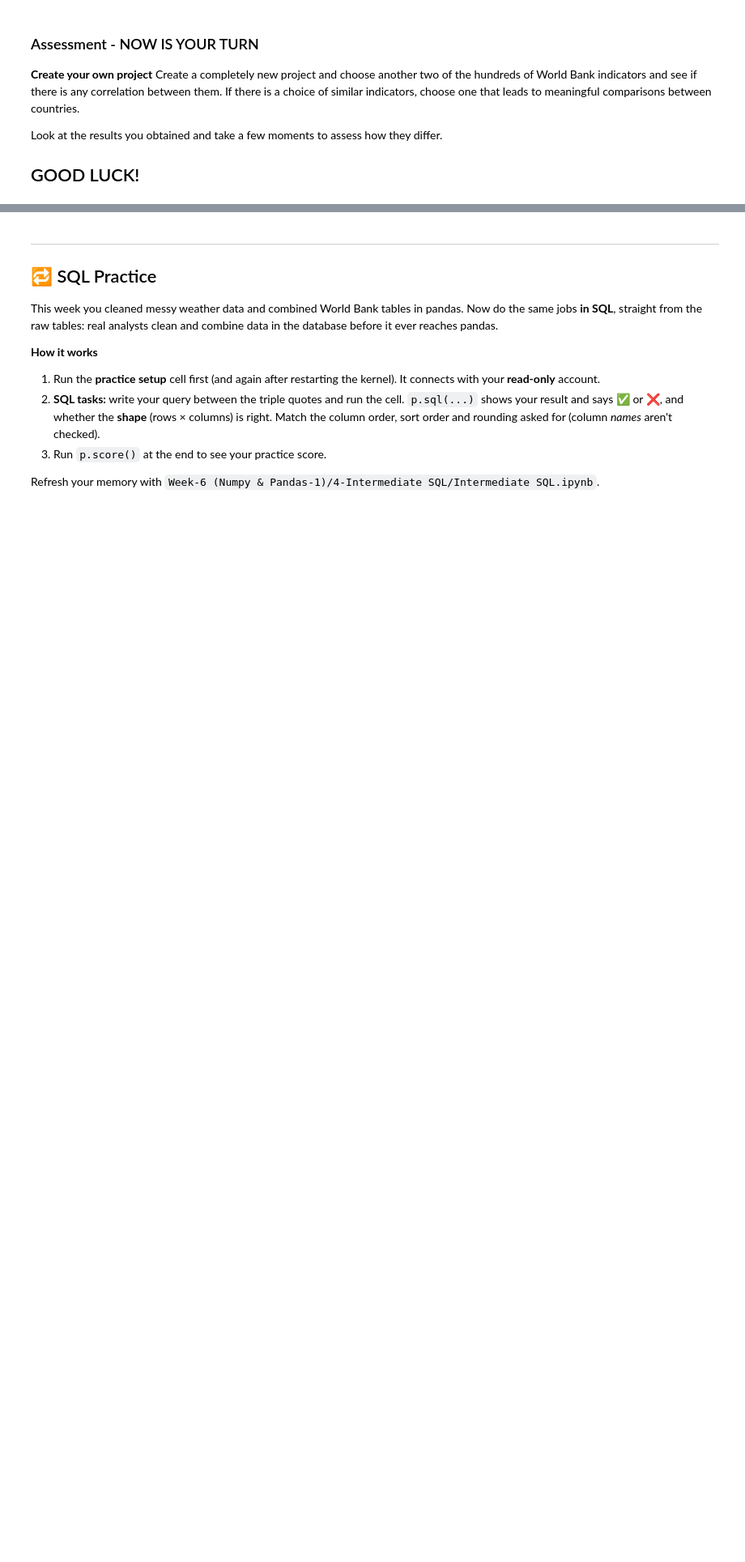
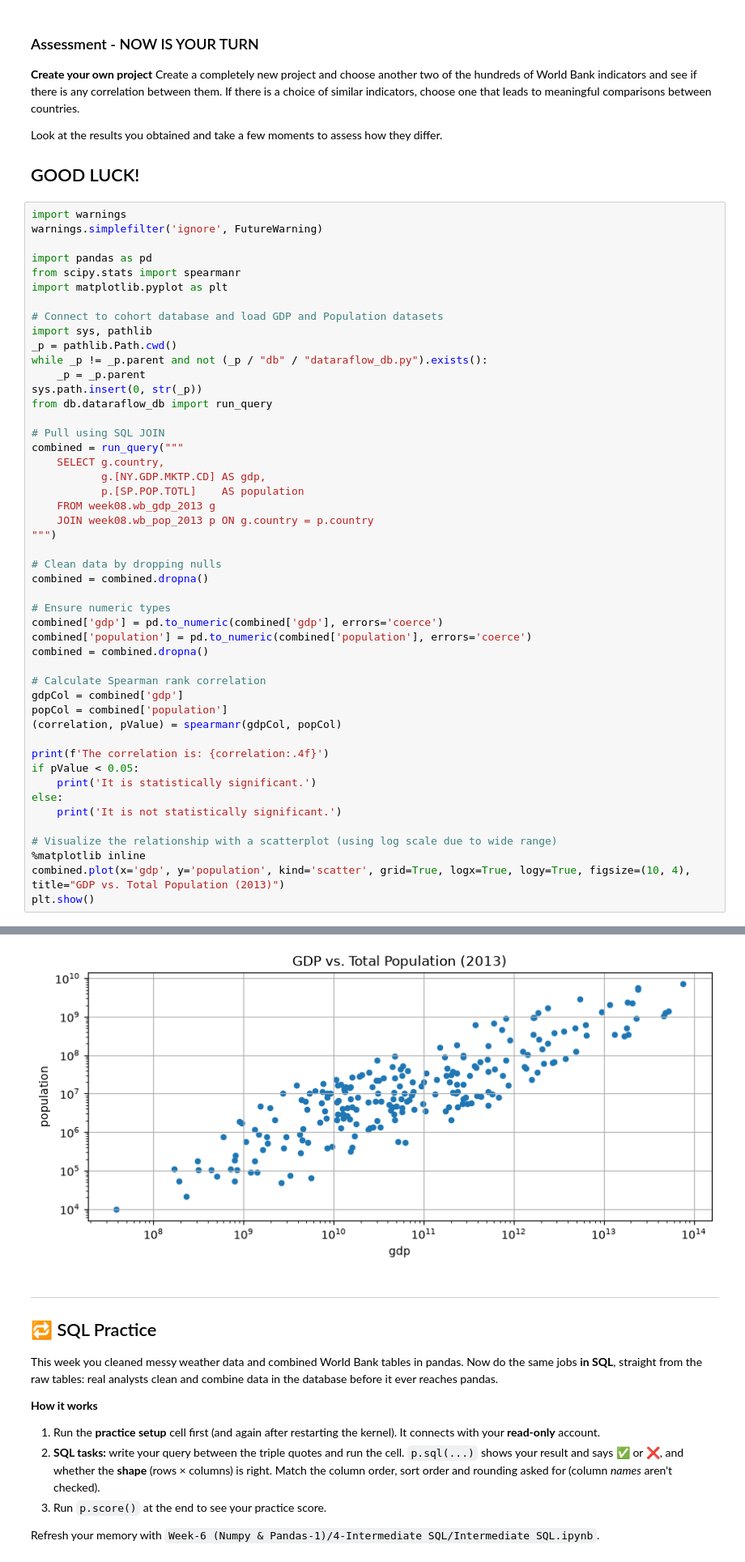
Before and after one commit to Fawsiyyah/dataraflow-tasks, a Jupyter notebook: Week-6/Take Home (2).ipynb, the cells around one changed output, grey strips where cells are left out. Shown at 81% size. Saved outputs shown, nothing was run; the diff lists cells and outputs as text; blank space fills up the shorter version.

```diff
--- a/Week-6/Take Home (2).ipynb
+++ b/Week-6/Take Home (2).ipynb
@@ -245,3 +284,52 @@ Look at the results you obtained and take a few moments to assess how they diffe
 
 
 ## GOOD LUCK!
+# %%
+import warnings
+warnings.simplefilter('ignore', FutureWarning)
+
+import pandas as pd
+from scipy.stats import spearmanr
+import matplotlib.pyplot as plt
+
+# Connect to cohort database and load GDP and Population datasets
+import sys, pathlib
+_p = pathlib.Path.cwd()
+while _p != _p.parent and not (_p / "db" / "dataraflow_db.py").exists():
+    _p = _p.parent
+sys.path.insert(0, str(_p))
+from db.dataraflow_db import run_query
+
+# Pull using SQL JOIN
+combined = run_query("""
+    SELECT g.country,
+           g.[NY.GDP.MKTP.CD] AS gdp,
+           p.[SP.POP.TOTL]    AS population
+    FROM week08.wb_gdp_2013 g
+    JOIN week08.wb_pop_2013 p ON g.country = p.country
+""")
+
+# Clean data by dropping nulls
+combined = combined.dropna()
+
+# Ensure numeric types
+combined['gdp'] = pd.to_numeric(combined['gdp'], errors='coerce')
+combined['population'] = pd.to_numeric(combined['population'], errors='coerce')
+combined = combined.dropna()
+
+# Calculate Spearman rank correlation
+gdpCol = combined['gdp']
+popCol = combined['population']
+(correlation, pValue) = spearmanr(gdpCol, popCol)
+
+print(f'The correlation is: {correlation:.4f}')
+if pValue < 0.05:
+    print('It is statistically significant.')
+else:
+    print('It is not statistically significant.')
+
+# Visualize the relationship with a scatterplot (using log scale due to wide range)
+%matplotlib inline
+combined.plot(x='gdp', y='population', kind='scatter', grid=True, logx=True, logy=True, figsize=(10, 4), title="GDP vs. Total Population (2013)")
+plt.show()
+# %% [output]
@@ -248,3 +338,4 @@ Look at the results you obtained and take a few moments to assess how they diffe
+[figure, added]
 # %% [markdown]
 <!-- practice:start -->
 ---
```
Also changed, not shown: parts of 9 cells of this notebook, 2 other files.
